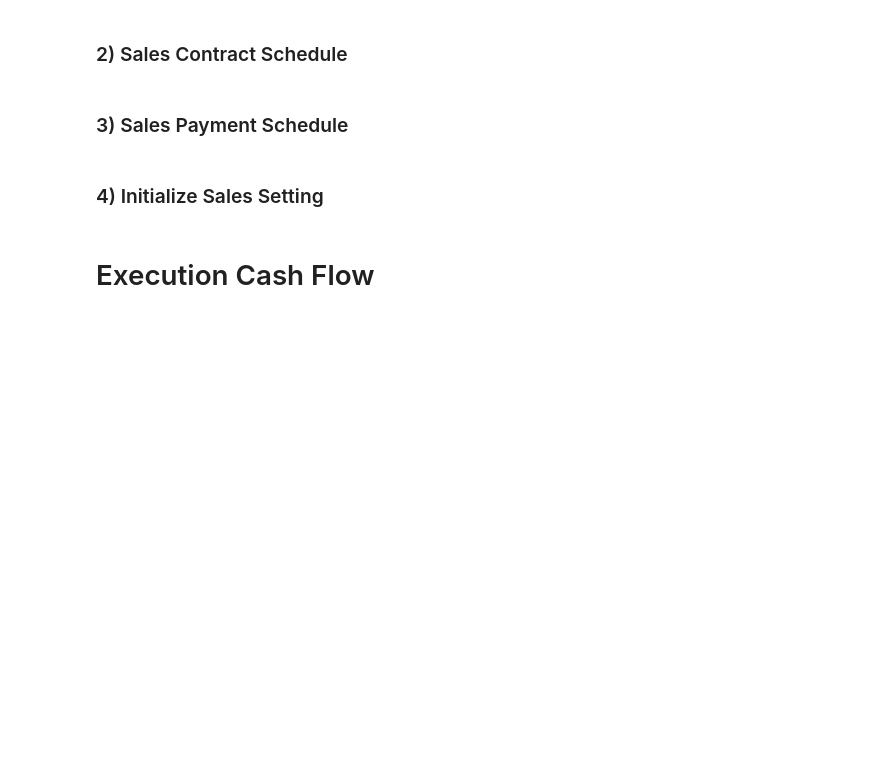
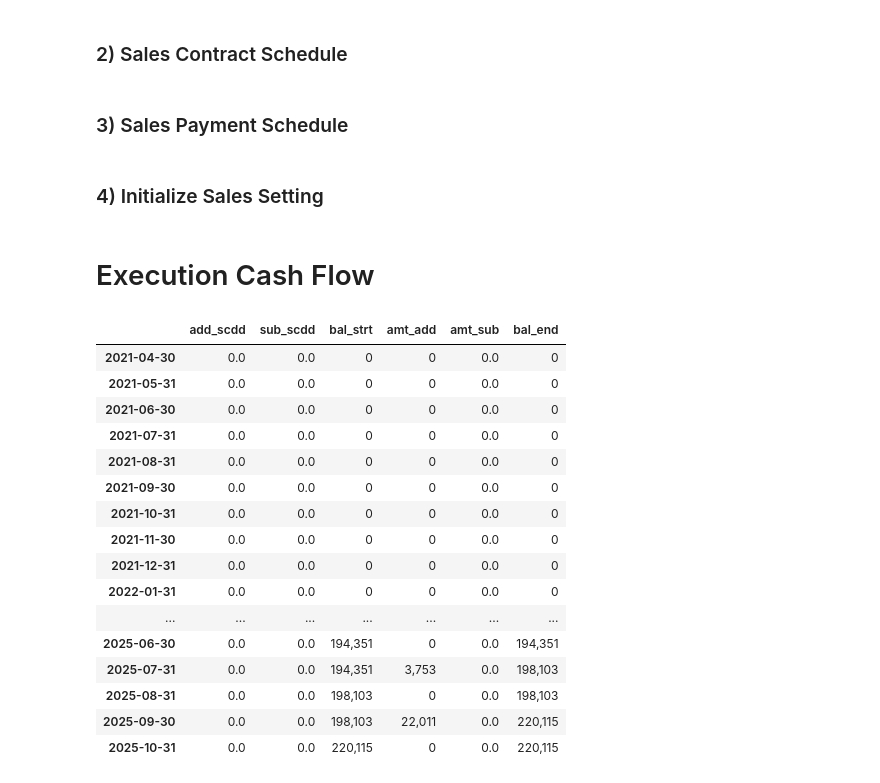
Before and after one commit to kphong16/Financial_Model-CashFlow2, a Jupyter notebook: 210924 ActualCase_분양CF_1.ipynb, the cells around one changed output. Drawn from its saved outputs; the diff is of its cells as text; code cells hidden in the pictures; blank space fills up the shorter version.

```diff
--- a/210924 ActualCase_분양CF_1.ipynb
+++ b/210924 ActualCase_분양CF_1.ipynb
@@ -279,0 +287,20 @@ for idxno in idx.index:
+# %%
+R(acc.sales.df)
+# %% [output]
+|  | add_scdd | sub_scdd | bal_strt | amt_add | amt_sub | bal_end |
+| 2021-04-30 | 0.0 | 0.0 | 0 | 0 | 0.0 | 0 |
+| 2021-05-31 | 0.0 | 0.0 | 0 | 0 | 0.0 | 0 |
+| 2021-06-30 | 0.0 | 0.0 | 0 | 0 | 0.0 | 0 |
+| 2021-07-31 | 0.0 | 0.0 | 0 | 0 | 0.0 | 0 |
+| 2021-08-31 | 0.0 | 0.0 | 0 | 0 | 0.0 | 0 |
+| 2021-09-30 | 0.0 | 0.0 | 0 | 0 | 0.0 | 0 |
+| 2021-10-31 | 0.0 | 0.0 | 0 | 0 | 0.0 | 0 |
+| 2021-11-30 | 0.0 | 0.0 | 0 | 0 | 0.0 | 0 |
+| 2021-12-31 | 0.0 | 0.0 | 0 | 0 | 0.0 | 0 |
+| 2022-01-31 | 0.0 | 0.0 | 0 | 0 | 0.0 | 0 |
+| ... | ... | ... | ... | ... | ... | ... |
+| 2025-06-30 | 0.0 | 0.0 | 194,351 | 0 | 0.0 | 194,351 |
+| 2025-07-31 | 0.0 | 0.0 | 194,351 | 3,753 | 0.0 | 198,103 |
+| 2025-08-31 | 0.0 | 0.0 | 198,103 | 0 | 0.0 | 198,103 |
+| 2025-09-30 | 0.0 | 0.0 | 198,103 | 22,011 | 0.0 | 220,115 |
+| 2025-10-31 | 0.0 | 0.0 | 220,115 | 0 | 0.0 | 220,115 |
```
Also changed, not shown: parts of 5 cells of this notebook, 3 other files.
